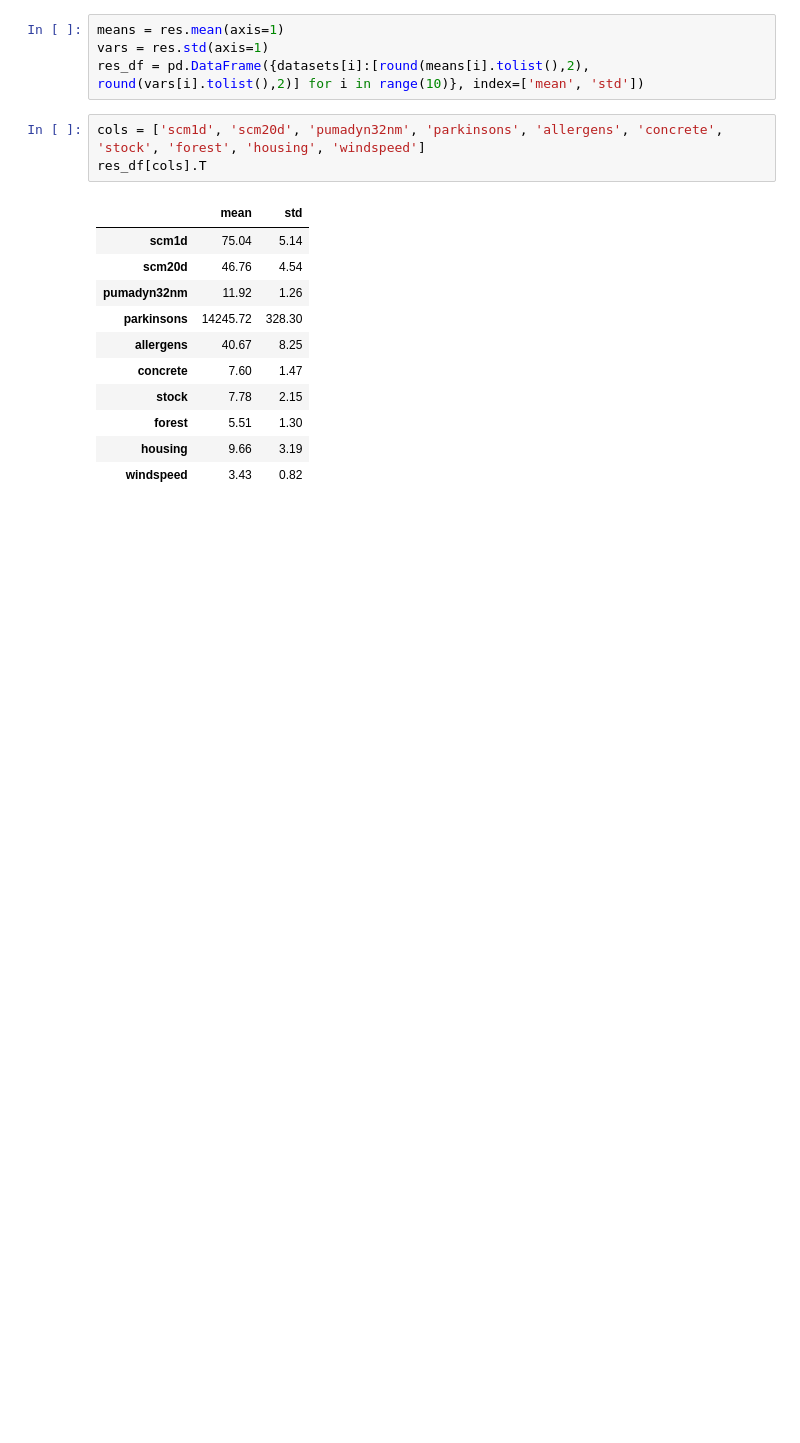
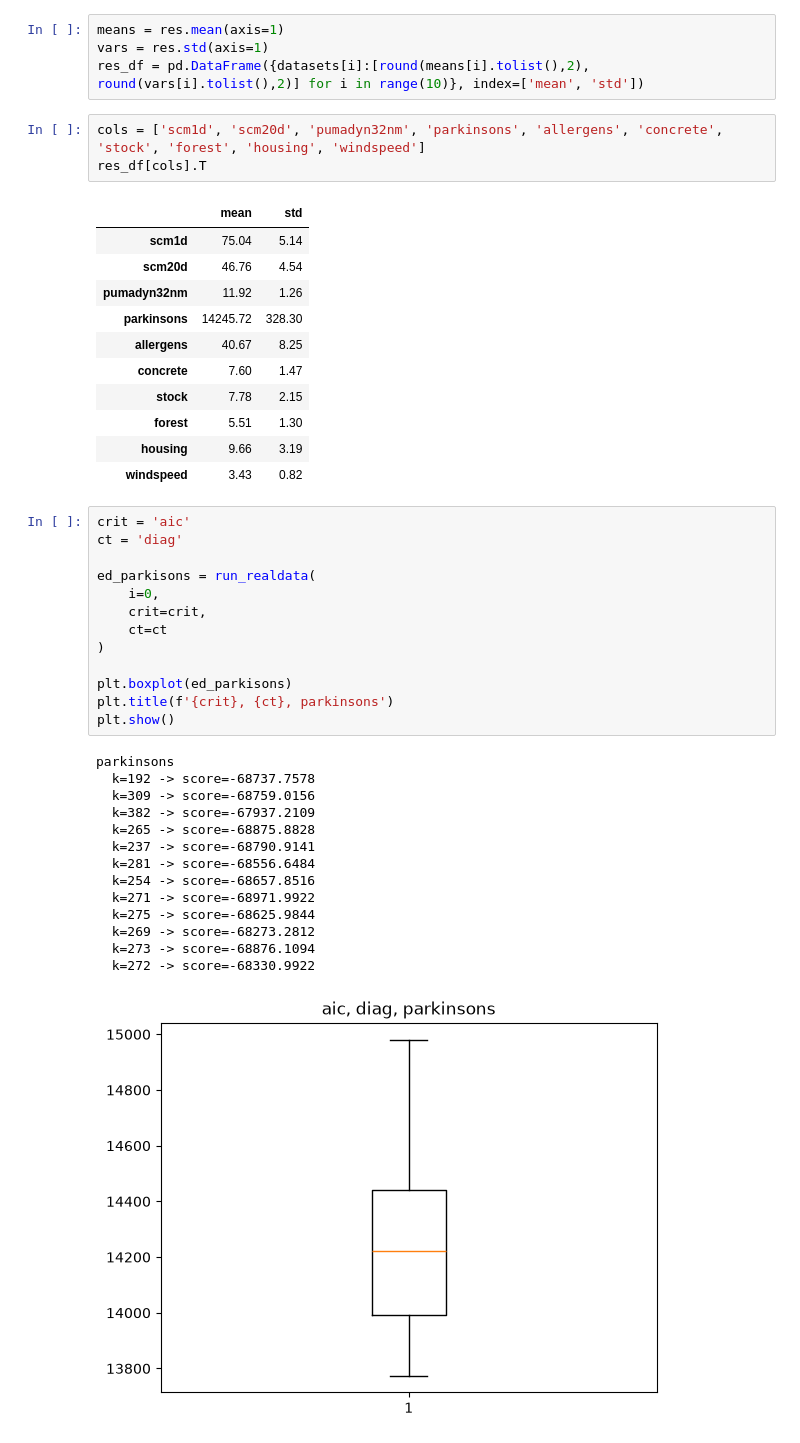
Before and after one commit to huimin-hu-stat/MAR, a Jupyter notebook: realdata.ipynb, the cells around one changed output. Cells and saved outputs as stored; diff of their text form; blank space fills up the shorter version.

```diff
--- a/realdata.ipynb
+++ b/realdata.ipynb
@@ -84,3 +65,31 @@ res_df[cols].T
 | forest | 5.51 | 1.30 |
 | housing | 9.66 | 3.19 |
 | windspeed | 3.43 | 0.82 |
+# %%
+crit = 'aic'
+ct = 'diag'
+
+ed_parkisons = run_realdata(
+    i=0,
+    crit=crit,
+    ct=ct
+)
+
+plt.boxplot(ed_parkisons)
+plt.title(f'{crit}, {ct}, parkinsons')
+plt.show()
+# %% [output]
+parkinsons
+  k=192 -> score=-68737.7578
+  k=309 -> score=-68759.0156
+  k=382 -> score=-67937.2109
+  k=265 -> score=-68875.8828
+  k=237 -> score=-68790.9141
+  k=281 -> score=-68556.6484
+  k=254 -> score=-68657.8516
+  k=271 -> score=-68971.9922
+  k=275 -> score=-68625.9844
+  k=269 -> score=-68273.2812
+  k=273 -> score=-68876.1094
+  k=272 -> score=-68330.9922
+[figure, added]
```
Also changed, not shown: parts of 5 cells of this notebook, 10 other files.
